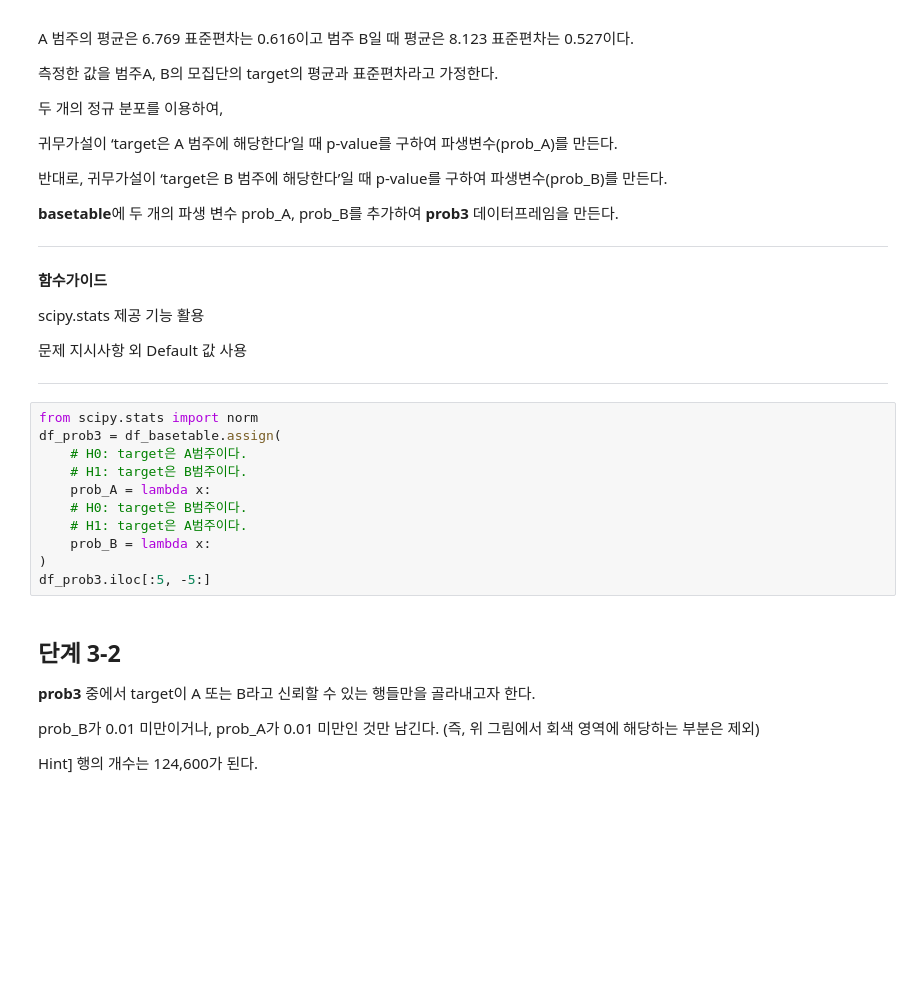
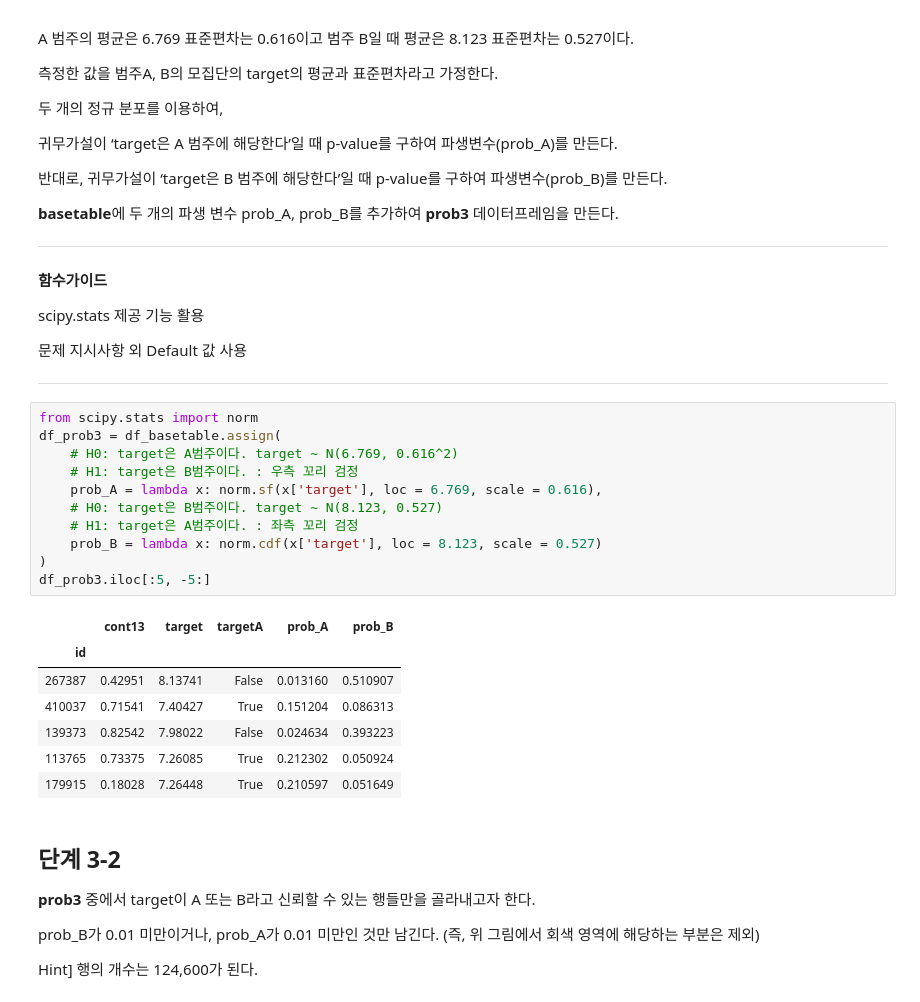
Before and after one commit to sunkusun9/ds_lv3_2606, a Jupyter notebook: sec_ds_lv3_prob2_prob.ipynb, the cells around one changed output. Drawn from its saved outputs; the diff is of its cells as text; blank space fills up the shorter version.

```diff
--- a/sec_ds_lv3_prob2_prob.ipynb
+++ b/sec_ds_lv3_prob2_prob.ipynb
@@ -1061,14 +1074,22 @@ scipy.stats 제공 기능 활용
 # %%
 from scipy.stats import norm
 df_prob3 = df_basetable.assign(
-    # H0: target은 A범주이다.
-    # H1: target은 B범주이다.
-    prob_A = lambda x:
-    # H0: target은 B범주이다.
-    # H1: target은 A범주이다.
-    prob_B = lambda x:
+    # H0: target은 A범주이다. target ~ N(6.769, 0.616^2)
+    # H1: target은 B범주이다. : 우측 꼬리 검정
+    prob_A = lambda x: norm.sf(x['target'], loc = 6.769, scale = 0.616),
+    # H0: target은 B범주이다. target ~ N(8.123, 0.527)
+    # H1: target은 A범주이다. : 좌측 꼬리 검정
+    prob_B = lambda x: norm.cdf(x['target'], loc = 8.123, scale = 0.527)
 )
 df_prob3.iloc[:5, -5:]
+# %% [output]
+|  | cont13 | target | targetA | prob_A | prob_B |
+| id |  |  |  |  |  |
+| 267387 | 0.42951 | 8.13741 | False | 0.013160 | 0.510907 |
+| 410037 | 0.71541 | 7.40427 | True | 0.151204 | 0.086313 |
+| 139373 | 0.82542 | 7.98022 | False | 0.024634 | 0.393223 |
+| 113765 | 0.73375 | 7.26085 | True | 0.212302 | 0.050924 |
+| 179915 | 0.18028 | 7.26448 | True | 0.210597 | 0.051649 |
 # %% [markdown]
 ## 단계 3-2
 
```
Also changed, not shown: parts of 108 cells of this notebook.
